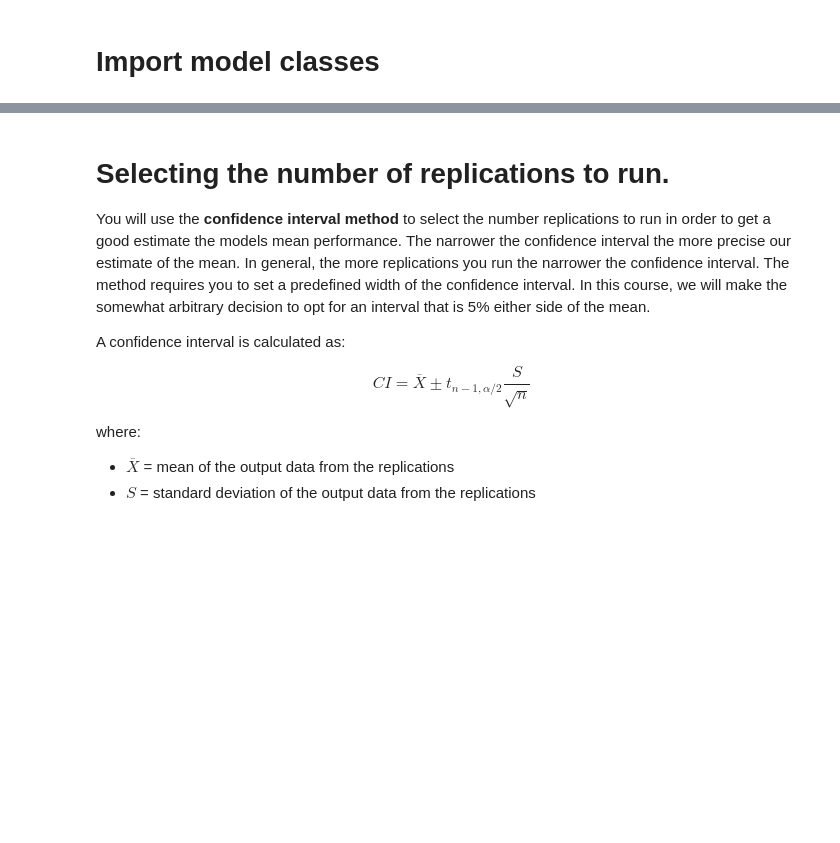
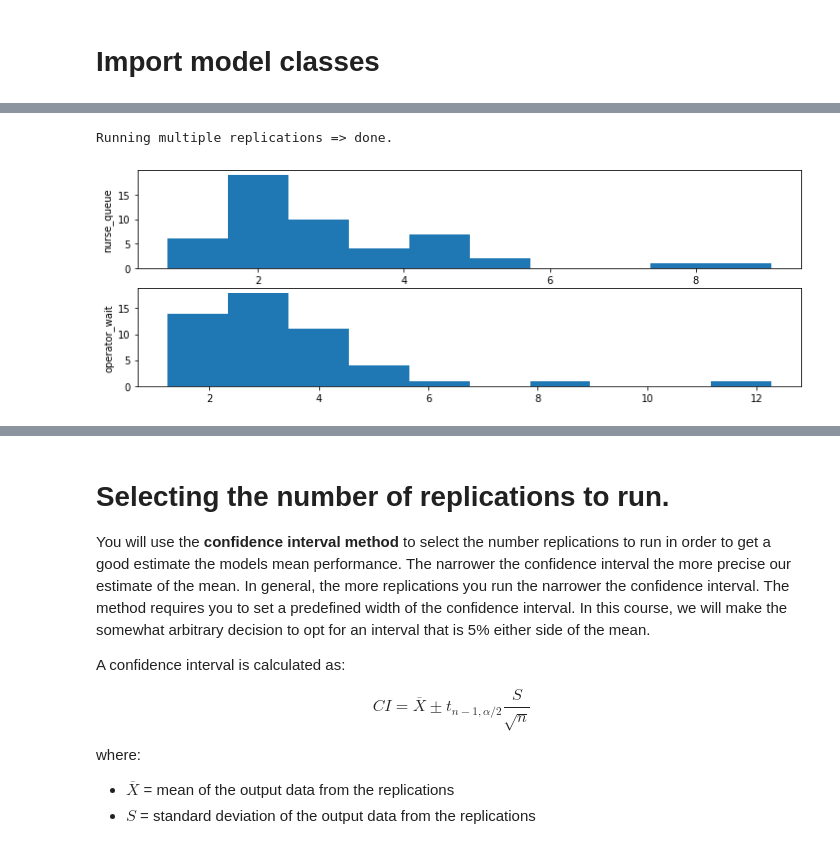
Before and after one commit to health-data-science-OR/stochastic_systems, a Jupyter notebook: labs/simulation/output_analysis/output_analysis_simpler.ipynb, the cells around one changed output, grey strips where cells are left out. Drawn from its saved outputs; the diff is of its cells as text; code cells hidden in the pictures; blank space fills up the shorter version.

Commit message:
OUTPUT ANALYSIS: cleaned up model and warmup analysis to make easier for students

```diff
--- a/labs/simulation/output_analysis/output_analysis_simpler.ipynb
+++ b/labs/simulation/output_analysis/output_analysis_simpler.ipynb
@@ -200,26 +33,0 @@ Here is where the benefit of using functions to organise your experimentation re
-# %%
-#example solution
-def multiple_replications(scenario, results_collection_period, warm_up=0,
-                          n_reps=5):
-    '''
-    Perform multiple replications of the MIU model.
-
-    Params:
-    ------
-    scenario: Scenario
-        Parameters/arguments to configurethe model
-
-    runlength: int
-        number of minutes to run the model in simulated time
-
-    n_reps: int, optional (default=5)
-        Number of independent replications to run.
-
-    Returns:
-    --------
-    List
-    '''
-    results = [single_model_run(scenario, results_collection_period, warm_up,
-                                random_no_set=rep)
-               for rep in range(n_reps)]
-    return results
@@ -492,0 +121,17 @@ def model_performance_measures(model, warmup=0):
+# %%
+args = Scenario()
+
+#run multiple replications.
+#by default it runs 5 replications.
+print('Running multiple replications', end=' => ')
+results  = multiple_replications(args, n_reps=50)
+print('done.\n')
+
+fig, ax = plt.subplots(2, 1, figsize=(12,4))
+ax[0].hist(results['nurse_queue']);
+ax[0].set_ylabel('nurse_queue')
+ax[1].hist(results['operator_wait']);
+ax[1].set_ylabel('operator_wait');
+# %% [output]
+Running multiple replications => done.
+[figure, added]
```
Also changed, not shown: parts of 49 cells of this notebook, 2 other files.
